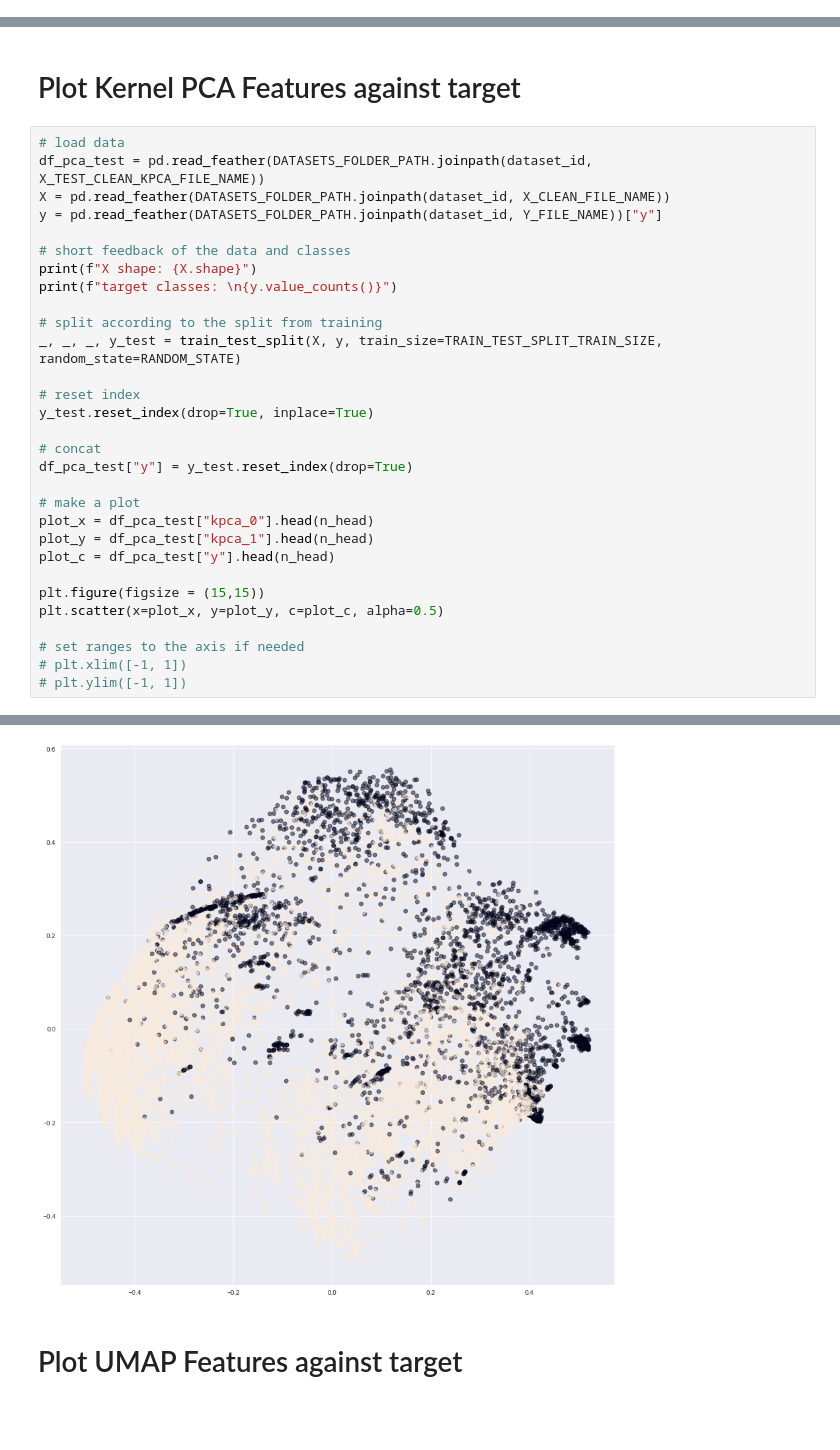
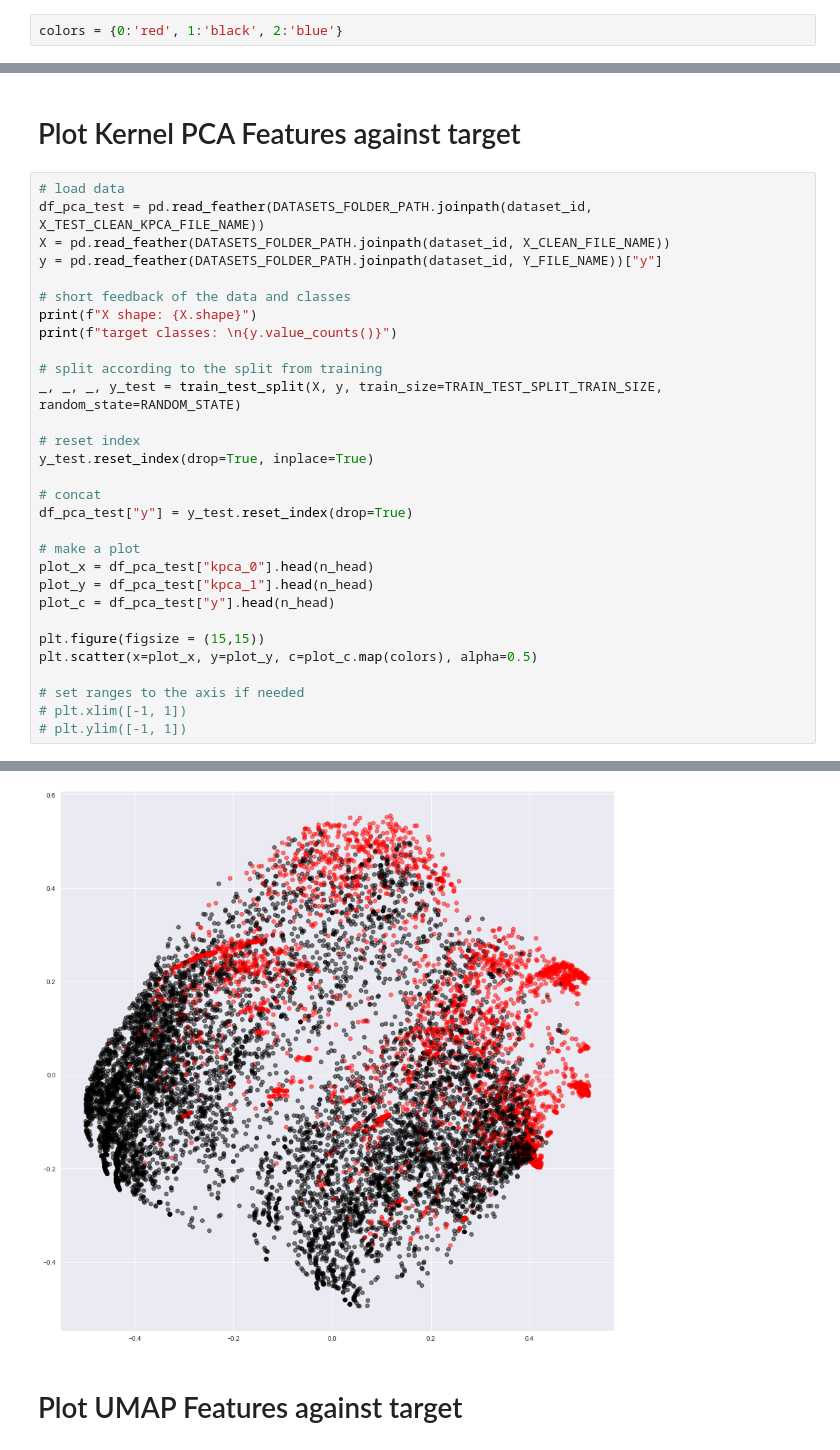
Before and after one commit to Wuuzzaa/thesis, a Jupyter notebook: src/results_plot.ipynb, the cells around one changed output, grey strips where cells are left out. Cells and saved outputs as stored; diff of their text form; blank space fills up the shorter version.

Commit message:
change plots

```diff
--- a/src/results_plot.ipynb
+++ b/src/results_plot.ipynb
@@ -301,6 +301,8 @@ dataset_id = "1486"  # 2 classes, 174 features
 
 
 n_head = 1000000000
+# %%
+colors = {0:'red', 1:'black', 2:'blue'}
 # %% [markdown]
 # Plot PCA Features against target
 # %%
@@ -352,35 +354,35 @@ y = pd.read_feather(DATASETS_FOLDER_PATH.joinpath(dataset_id, Y_FILE_NAME))["y"]
 # short feedback of the data and classes
 print(f"X shape: {X.shape}")
 print(f"target classes: \n{y.value_counts()}")
 
 # split according to the split from training
 _, _, _, y_test = train_test_split(X, y, train_size=TRAIN_TEST_SPLIT_TRAIN_SIZE, random_state=RANDOM_STATE)
 
 # reset index
 y_test.reset_index(drop=True, inplace=True)
 
 # concat
 df_pca_test["y"] = y_test.reset_index(drop=True)
 
 # make a plot
 plot_x = df_pca_test["kpca_0"].head(n_head)
 plot_y = df_pca_test["kpca_1"].head(n_head)
 plot_c = df_pca_test["y"].head(n_head)
 
 plt.figure(figsize = (15,15))
-plt.scatter(x=plot_x, y=plot_y, c=plot_c, alpha=0.5)
+plt.scatter(x=plot_x, y=plot_y, c=plot_c.map(colors), alpha=0.5)
 
 # set ranges to the axis if needed
 # plt.xlim([-1, 1])
 # plt.ylim([-1, 1])
 # %% [output]
 X shape: (34465, 174)
 target classes:
 1    24621
 0     9844
 Name: y, dtype: int64
 <matplotlib.collections.PathCollection at 0x...>
-[figure, old version]
+[figure, new version]
 # %% [markdown]
 # Plot UMAP Features against target
 # %%
```
Also changed, not shown: parts of 7 cells of this notebook.
